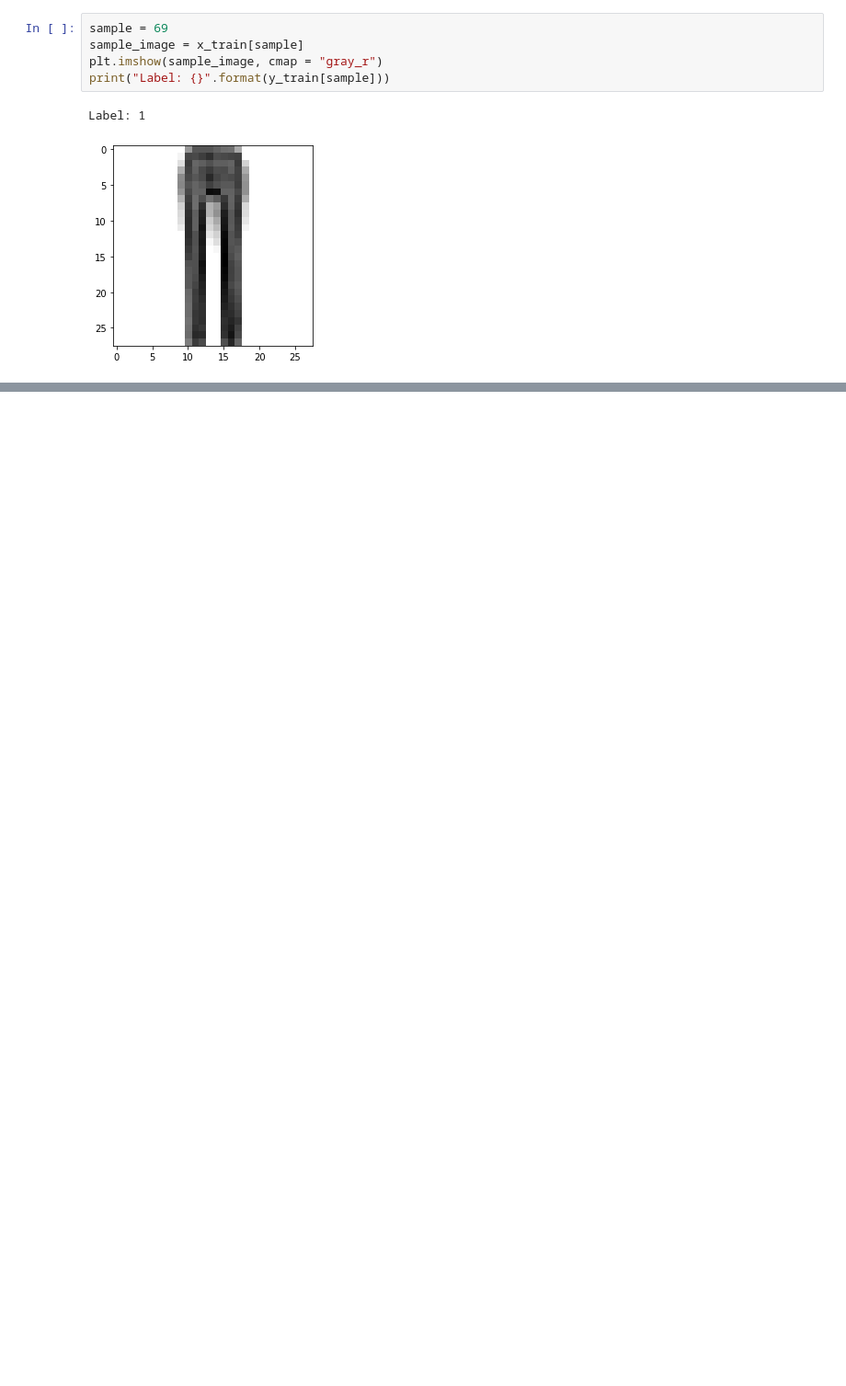
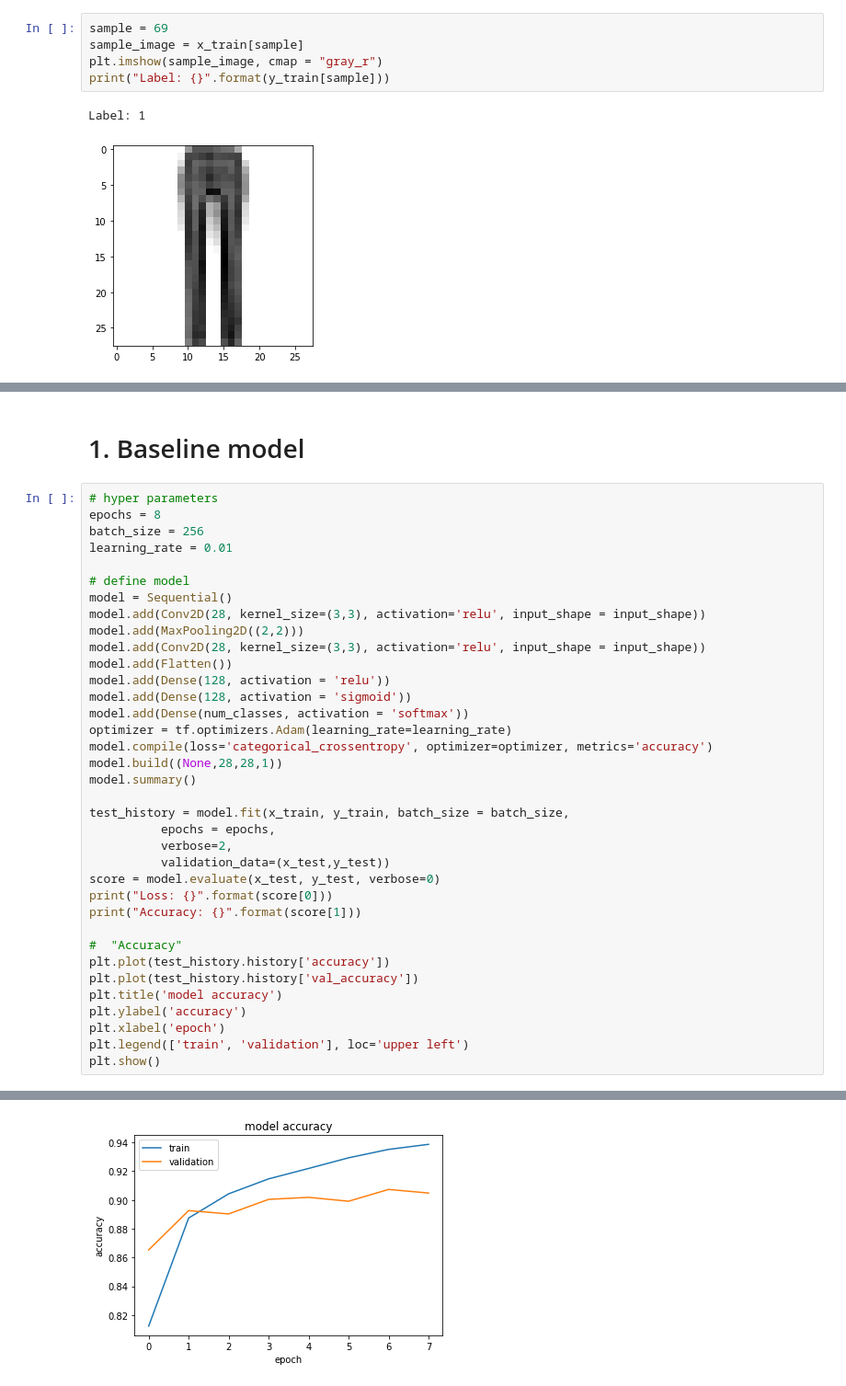
Before and after one commit to rileykc98/478Project, a Jupyter notebook: 478Project.ipynb, the cells around one changed output, grey strips where cells are left out. Shown at 92% size. Saved outputs shown, nothing was run; the diff lists cells and outputs as text; blank space fills up the shorter version.

Commit message:
Completed hyper param tuning of base model

```diff
--- a/478Project.ipynb
+++ b/478Project.ipynb
@@ -46,3 +55,43 @@ x_test /= 255
 # one hot labels
 y_train = tf.utils.to_categorical(y_train, num_classes)
 y_test = tf.utils.to_categorical(y_test, num_classes)
+# %% [markdown]
+
+# 1. Baseline model
+# %%
+# hyper parameters
+epochs = 8
+batch_size = 256
+learning_rate = 0.01
+
+# define model
+model = Sequential()
+model.add(Conv2D(28, kernel_size=(3,3), activation='relu', input_shape = input_shape))
+model.add(MaxPooling2D((2,2)))
+model.add(Conv2D(28, kernel_size=(3,3), activation='relu', input_shape = input_shape))
+model.add(Flatten())
+model.add(Dense(128, activation = 'relu'))
+model.add(Dense(128, activation = 'sigmoid'))
+model.add(Dense(num_classes, activation = 'softmax'))
+optimizer = tf.optimizers.Adam(learning_rate=learning_rate)
+model.compile(loss='categorical_crossentropy', optimizer=optimizer, metrics='accuracy')
+model.build((None,28,28,1))
+model.summary()
+
+test_history = model.fit(x_train, y_train, batch_size = batch_size,
+          epochs = epochs,
+          verbose=2,
+          validation_data=(x_test,y_test))
+score = model.evaluate(x_test, y_test, verbose=0)
+print("Loss: {}".format(score[0]))
+print("Accuracy: {}".format(score[1]))
+
+#  "Accuracy"
+plt.plot(test_history.history['accuracy'])
+plt.plot(test_history.history['val_accuracy'])
+plt.title('model accuracy')
+plt.ylabel('accuracy')
+plt.xlabel('epoch')
+plt.legend(['train', 'validation'], loc='upper left')
+plt.show()
+# %% [output]
@@ -48,0 +115 @@ y_test = tf.utils.to_categorical(y_test, num_classes)
+[figure, added]
```
Also changed, not shown: parts of 21 cells of this notebook.
